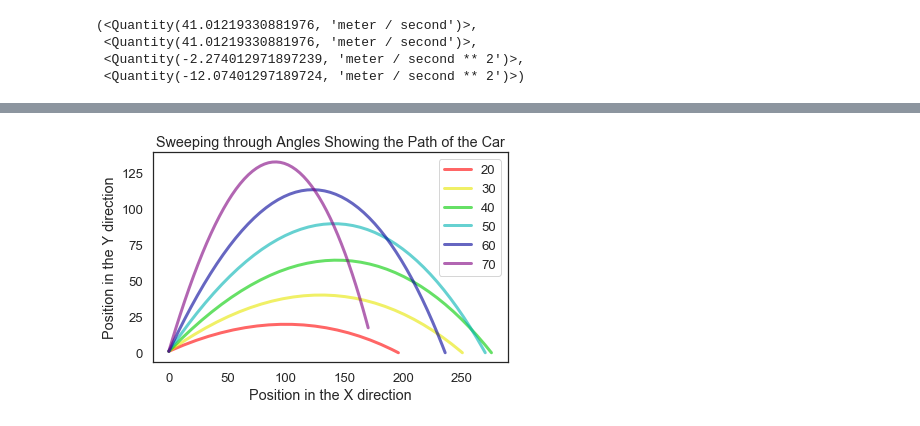
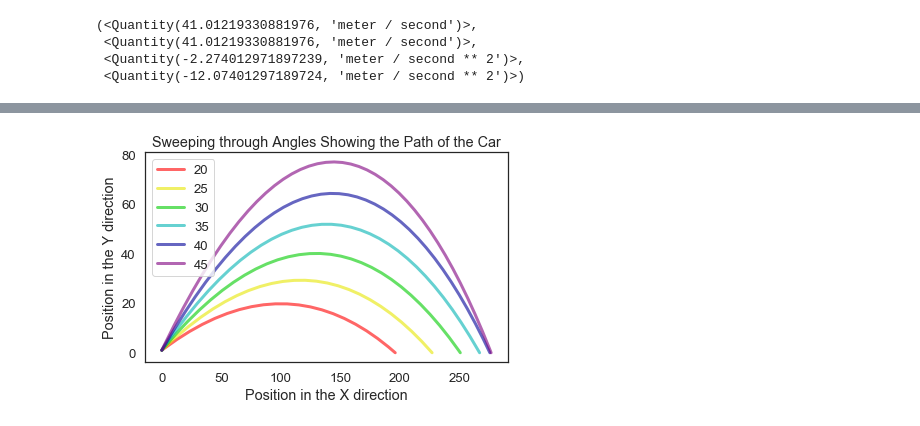
Before and after one commit to Riya-1/ModSim-Project3, a Jupyter notebook: Project 3 - Odalys and Riya.ipynb, the cells around one changed output, grey strips where cells are left out. Cells and saved outputs as stored; diff of their text form; code cells hidden in the pictures.

```diff
--- a/Project 3 - Odalys and Riya.ipynb
+++ b/Project 3 - Odalys and Riya.ipynb
@@ -161,15 +160,0 @@ height_func(80, params)
-# %%
-def sweep_angle(angle_array, params):
-    sweep = SweepSeries()
-
-    for angle in angle_array:
-        params = Params(params, angle=angle)
-        system = make_system(params)
-        sweep[angle] = height_func(angle, params)
-
-    return sweep
-# %%
-angle_array = linrange(0, 95, 5)
-x_dist_array = sweep_angle(angle_array, params)
-plot (x_dist_array)
-res = max_bounded(height_func, [0,90], params)
@@ -185,20 +161,19 @@ res = max_bounded(height_func, [0,90], params)
 # %%
-def run_ode(angle, params):
-
-    params = Params(params, angle=angle)
+def run_ode(params):
     system = make_system(params)
     results, details = run_ode_solver(system, slope_func, events=event_func, max_step = 0.2*s)
 
     return results
 # %%
-def sweep_angle_w_res():
-    angle_array = linrange(20, 85, 10)
+def sweep_angle(params, val_array):
+
     from colour import Color
     red = Color('red')
-    color_range = list(red.range_to(Color('purple'), len(angle_array)))
+    color_range = list(red.range_to(Color('purple'), len(val_array)))
 
-    for (angle, color) in zip(angle_array, color_range):
-        res = run_ode(angle, params)
+    for (angle, color) in zip(val_array, color_range):
+        params = Params(params, angle=angle)
+        res = run_ode(params)
         x_dist = res.x
         y_dist = res.y
         plot (x_dist, y_dist, color=color.rgb, label=str(angle))
@@ -206,7 +181,8 @@ def sweep_angle_w_res():
 # %%
 decorate(xlabel='Position in the X direction',
          ylabel='Position in the Y direction')
 
-sweep_angle_w_res()
+angle_array = linrange(20, 50, 5)
+sweep_angle(params, angle_array)
 # %% [output]
-[figure, old version]
+[figure, new version]
```
Also changed, not shown: parts of 13 cells of this notebook.
